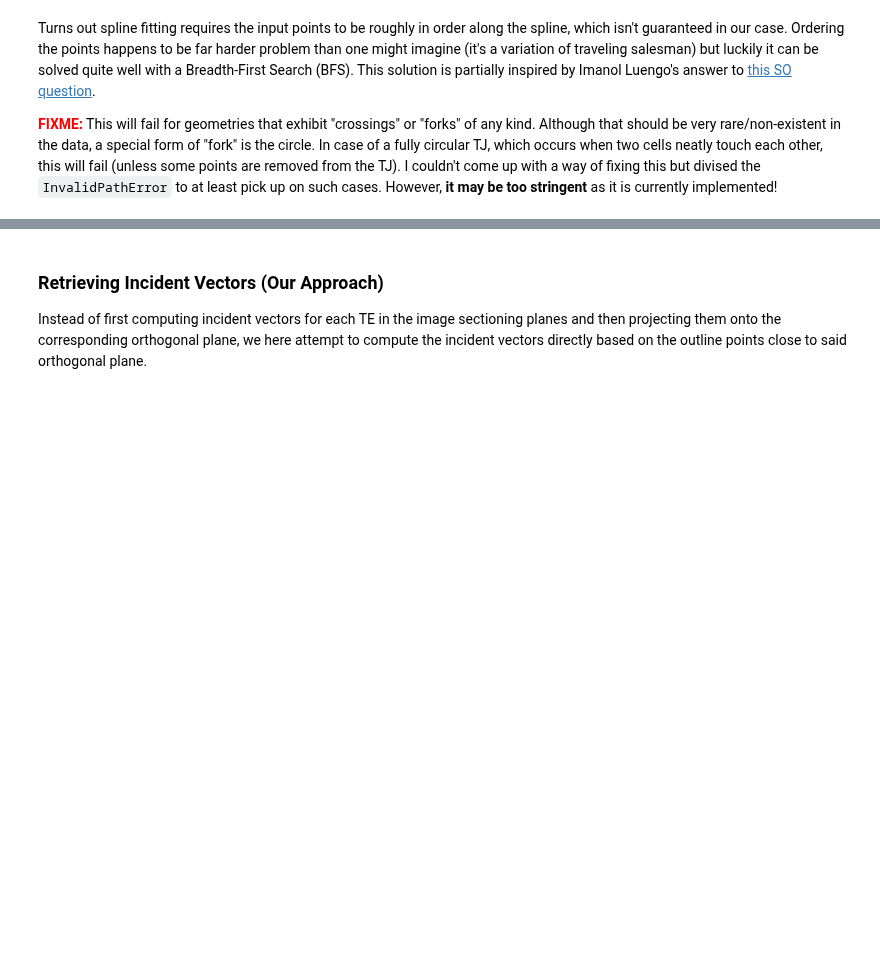
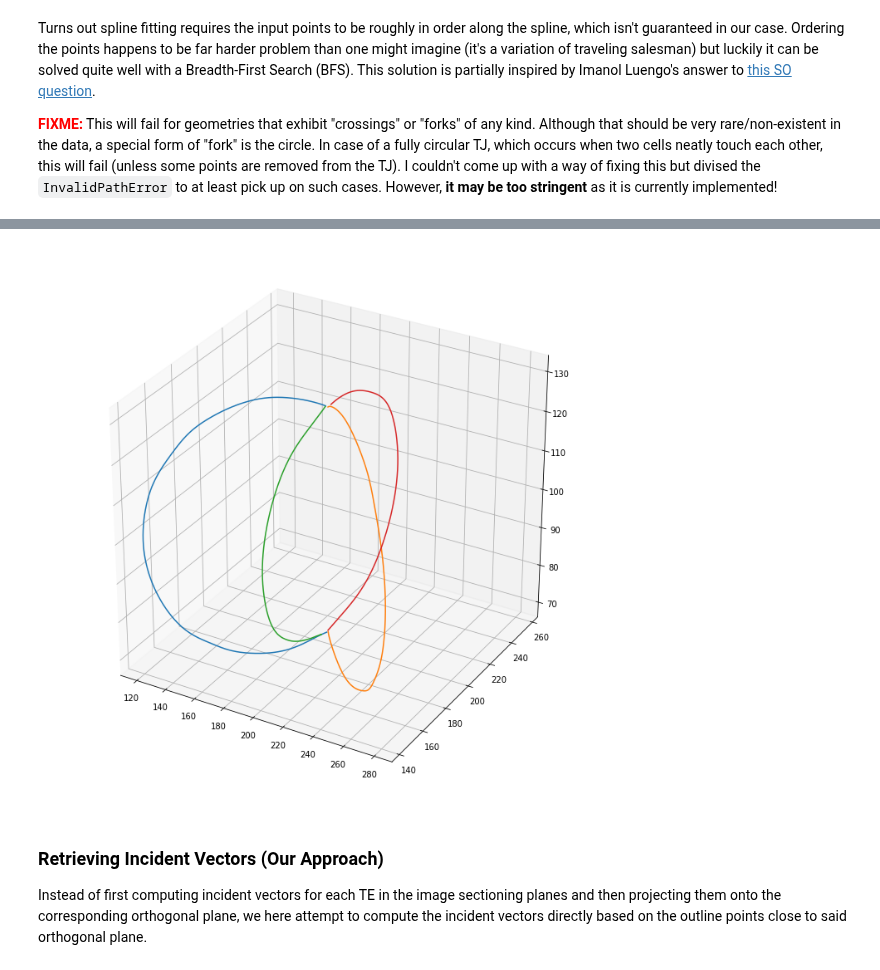
Before and after one commit to amarallab/pyCFI, a Jupyter notebook: notebooks/DEV_angles.ipynb, the cells around one changed output, grey strips where cells are left out. Drawn from its saved outputs; the diff is of its cells as text; code cells hidden in the pictures; blank space fills up the shorter version.

```diff
--- a/notebooks/DEV_angles.ipynb
+++ b/notebooks/DEV_angles.ipynb
@@ -351,25 +377,27 @@ for TJ_ID in TJs.keys():
 # %%
 ### Visualize the fitted splines as 3D scatter
 
 # Prepare the plot
 fig = plt.figure(figsize=(12,12))
 ax  = fig.add_subplot(111, projection='3d')
 
 # Plot each TJ spline in a different color
 for TJ_num,TJ_ID in enumerate(TJs.keys()):
-    ax.scatter(TJs_splev[TJ_ID][:,2],
+    ax.plot(TJs_splev[TJ_ID][:,2],
                TJs_splev[TJ_ID][:,1],
-               TJs_splev[TJ_ID][:,0],
-               c=[TJ_num for _ in range(TJs_splev[TJ_ID].shape[0])],
-               cmap='hsv', vmin=0, vmax=len(TJs), s=10)
+               TJs_splev[TJ_ID][:,0],)
+               #c=[TJ_num for _ in range(TJs_splev[TJ_ID].shape[0])],
+               #cmap='hsv', vmin=0, vmax=len(TJs), s=10)
 
 ## Axis limits
 #ax.set_xlim([0,400])
 #ax.set_ylim([0,400])
 #ax.set_zlim([0,400])  # NOTE: RESULT IS SQUASHED IF RESOLUTION IS NOT CONSIDERED!
 
 # Finish
 plt.show()
+# %% [output]
+[figure, added]
 # %% [markdown]
 ### Retrieving Incident Vectors (Our Approach)
 
```
Also changed, not shown: parts of 21 cells of this notebook.
